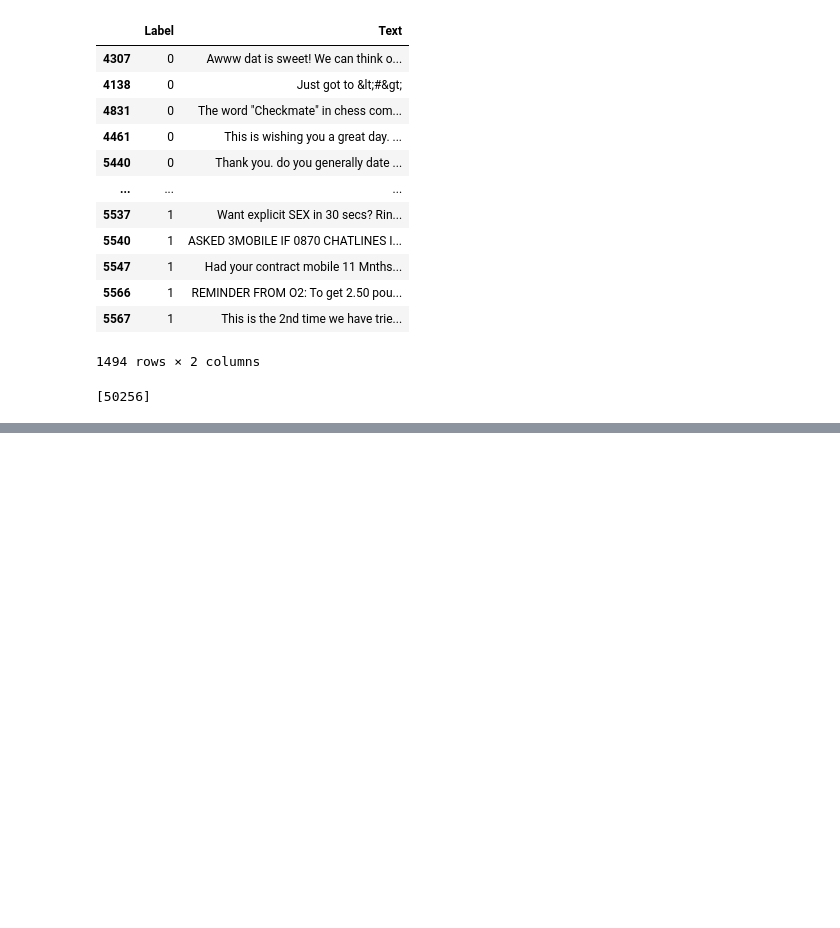
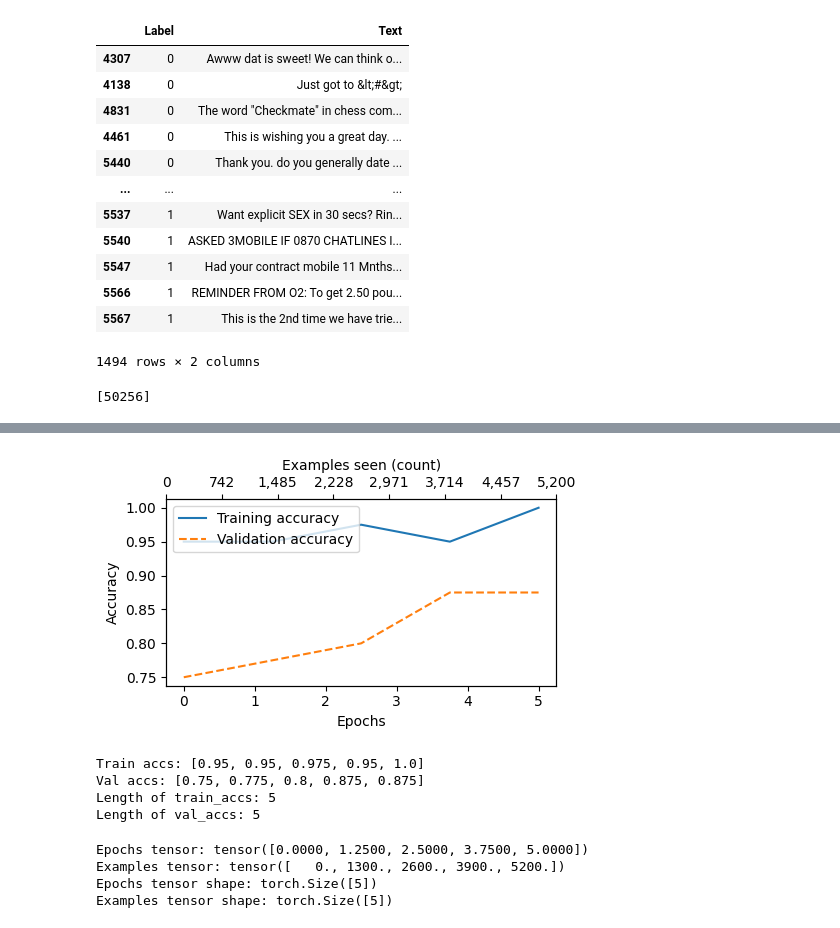
Before and after one commit to Venna-Sujith-Reddy/scratchGPT, a Jupyter notebook: scratch_gpt.ipynb, the cells around one changed output, grey strips where cells are left out. Saved outputs shown, nothing was run; the diff lists cells and outputs as text; code cells hidden in the pictures; blank space fills up the shorter version.

```diff
--- a/scratch_gpt.ipynb
+++ b/scratch_gpt.ipynb
@@ -1519,0 +1815,26 @@ print(len(train_dataset_for_fine_tuning))
+# %%
+epochs_tensor = torch.linspace(0, num_epochs, len(train_accs))
+examples_seen_tensor = torch.linspace(0, examples_seen if isinstance(examples_seen, (int, float)) else examples_seen[-1], len(train_accs))
+plot_values(epochs_tensor, examples_seen_tensor, train_accs, val_accs, label="accuracy")
+# %% [output]
+[figure, added]
+# %%
+print(f"Train accs: {train_accs}")
+print(f"Val accs: {val_accs}")
+print(f"Length of train_accs: {len(train_accs)}")
+print(f"Length of val_accs: {len(val_accs)}")
+# %% [output]
+Train accs: [0.95, 0.95, 0.975, 0.95, 1.0]
+Val accs: [0.75, 0.775, 0.8, 0.875, 0.875]
+Length of train_accs: 5
+Length of val_accs: 5
+# %%
+print(f"Epochs tensor: {epochs_tensor}")
+print(f"Examples tensor: {examples_seen_tensor}")
+print(f"Epochs tensor shape: {epochs_tensor.shape}")
+print(f"Examples tensor shape: {examples_seen_tensor.shape}")
+# %% [output]
+Epochs tensor: tensor([0.0000, 1.2500, 2.5000, 3.7500, 5.0000])
+Examples tensor: tensor([   0., 1300., 2600., 3900., 5200.])
+Epochs tensor shape: torch.Size([5])
+Examples tensor shape: torch.Size([5])
```
Also changed, not shown: parts of 32 cells of this notebook.
